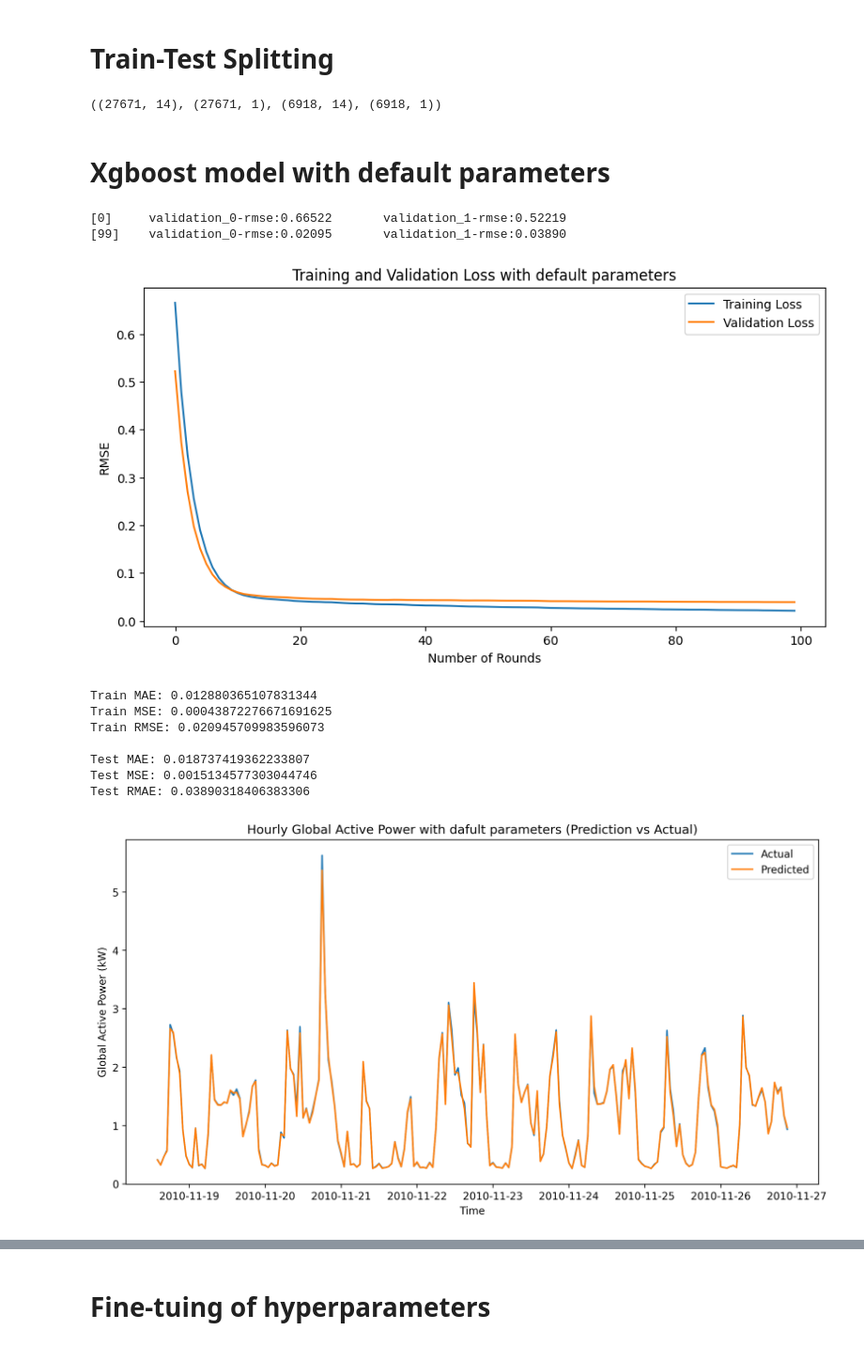
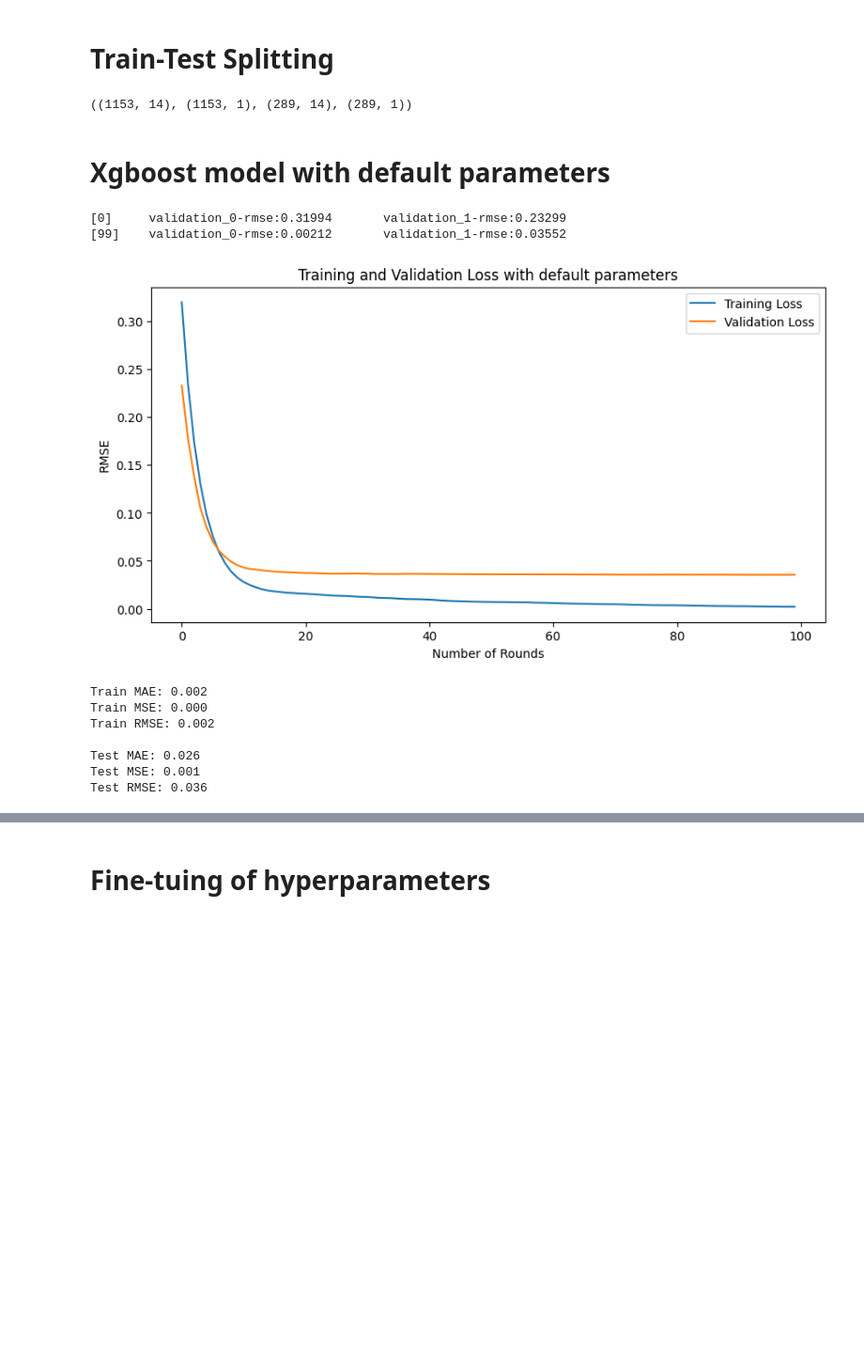
Before and after one commit to samirp92/Final-Year-Project-Time-Series-Forecating-, a Jupyter notebook: XGboost_Ele_Power_Consumption_Forecasting_Student_ID_21072112.ipynb, the cells around one changed output, grey strips where cells are left out. Shown at 94% size. Cells and saved outputs as stored; diff of their text form; code cells hidden in the pictures; blank space fills up the shorter version.

```diff
--- a/XGboost_Ele_Power_Consumption_Forecasting_Student_ID_21072112.ipynb
+++ b/XGboost_Ele_Power_Consumption_Forecasting_Student_ID_21072112.ipynb
@@ -164,10 +168,10 @@ equation2 = df_imputed['Sub_metering_1'] + df_imputed['Sub_metering_2'] + df_imp
 df_imputed['Sub_metering_4'] = equation1 - equation2
 # %%
 # Resampled the data
-hourly_resampled = df_imputed.resample('H').mean()
+daily_resampled = df_imputed.resample('D').mean()
 
 # Save DataFrame to a CSV file
-hourly_resampled.to_csv('hourly_resampled.csv')
+daily_resampled.to_csv('daily_resampled.csv')
 # %% [markdown]
 # EDA
 # %%
@@ -210,19 +214,19 @@ Shape after Hourly resampling of data : (34589, 7)
 # %% [markdown]
 Note:- As Global_intensity and Sub_metering_4 are highly correlated with Global_active_power so I am removing Global_intensity column
 # %%
-df1 = hourly_resampled.drop(['Global_intensity'], axis=1)
+df1 = daily_resampled.drop(['Global_intensity'], axis=1)
 # %% [markdown]
 # Feature Engineering
 # %%
 # Create new columns for hour, day, quarter, month, and year
-df1['hour'] = hourly_resampled.index.hour
-df1['month'] = hourly_resampled.index.month
-df1['quarter'] = hourly_resampled.index.quarter
-df1['year'] = hourly_resampled.index.year
-df1['week_of_year'] = hourly_resampled.index.isocalendar().week
-df1['day_of_week'] = hourly_resampled.index.dayofweek
-df1['day_of_month'] = hourly_resampled.index.day
-df1['day_of_year'] = hourly_resampled.index.dayofyear
+df1['hour'] = daily_resampled.index.hour
+df1['month'] = daily_resampled.index.month
+df1['quarter'] = daily_resampled.index.quarter
+df1['year'] = daily_resampled.index.year
+df1['week_of_year'] = daily_resampled.index.isocalendar().week
+df1['day_of_week'] = daily_resampled.index.dayofweek
+df1['day_of_month'] = daily_resampled.index.day
+df1['day_of_year'] = daily_resampled.index.dayofyear
 df1
 # %% [output]
 |  | Global_active_power | Global_reactive_power | Voltage | Sub_metering_1 | Sub_metering_2 | Sub_metering_3 | ... |
@@ -274,59 +270,48 @@ y_test = df1_test[target]
 # Check the shape of Train & Test Split
 X_train.shape,y_train.shape, X_test.shape, y_test.shape
 # %% [output]
-((27671, 14), (27671, 1), (6918, 14), (6918, 1))
+((1153, 14), (1153, 1), (289, 14), (289, 1))
 # %% [markdown]
 # Xgboost model with default parameters
 # %%
 # XGboost model with default parameters
 xgb_model = xgb.XGBRegressor()
 
 # Fit the XGboost model
 history = xgb_model.fit(X_train, y_train, eval_set=[(X_train, y_train), (X_test, y_test)],verbose=100)
 
 # Extract the evaluation results
 evals_result = xgb_model.evals_result()
 
 # Plot the training and validation loss
 plt.figure(figsize=(10, 5))
 plt.plot(evals_result['validation_0']['rmse'], label='Training Loss')
 plt.plot(evals_result['validation_1']['rmse'], label='Validation Loss')
 plt.xlabel('Number of Rounds')
 plt.ylabel('RMSE')
 plt.title('Training and Validation Loss with default parameters')
 plt.legend()
 plt.show()
 
 # Predictions with the model
 train_predict = xgb_model.predict(X_train)
 test_predict = xgb_model.predict(X_test)
 
 # Calculate evaluation metrics
-print('\nTrain MAE:', mean_absolute_error(y_train, train_predict))
-print('Train MSE:', mean_squared_error(y_train, train_predict))
-print('Train RMSE:',np.sqrt(mean_squared_error(y_train, train_predict)))
-print('\nTest MAE:', mean_absolute_error(y_test, test_predict))
-print('Test MSE:', mean_squared_error(y_test, test_predict))
-print('Test RMAE:',np.sqrt(mean_squared_error(y_test, test_predict)))
-
-# Plot the graph Actual vs Prediction
-plt.figure(figsize=(12, 6), dpi=300)
-plt.plot(df1.index[-200:], y_test[-200:], label='Actual')
-plt.plot(df1.index[-200:], test_predict[-200:], label='Predicted')
-plt.title('Hourly Global Active Power with dafult parameters (Prediction vs Actual)')
-plt.xlabel('Time')
-plt.ylabel('Global Active Power (kW)')
-plt.legend()
-plt.show()
+print(f'\nTrain MAE: {mean_absolute_error(y_train, train_predict):.3f}')
+print(f'Train MSE: {mean_squared_error(y_train, train_predict):.3f}')
+print(f'Train RMSE: {np.sqrt(mean_squared_error(y_train, train_predict)):.3f}')
+print(f'\nTest MAE: {mean_absolute_error(y_test, test_predict):.3f}')
+print(f'Test MSE: {mean_squared_error(y_test, test_predict):.3f}')
+print(f'Test RMSE: {np.sqrt(mean_squared_error(y_test, test_predict)):.3f}')
 # %% [output]
-[0]     validation_0-rmse:0.66522       validation_1-rmse:0.52219
-[99]    validation_0-rmse:0.02095       validation_1-rmse:0.03890
+[0]     validation_0-rmse:0.31994       validation_1-rmse:0.23299
+[99]    validation_0-rmse:0.00212       validation_1-rmse:0.03552
-[figure, old version]
+[figure, new version]
-Train MAE: 0.012880365107831344
-Train MSE: 0.00043872276671691625
-Train RMSE: 0.020945709983596073
+Train MAE: 0.002
+Train MSE: 0.000
+Train RMSE: 0.002
 
-Test MAE: 0.018737419362233807
-Test MSE: 0.0015134577303044746
-Test RMAE: 0.03890318406383306
+Test MAE: 0.026
+Test MSE: 0.001
+Test RMSE: 0.036
-[figure, removed]
```
Also changed, not shown: parts of 11 cells of this notebook.
